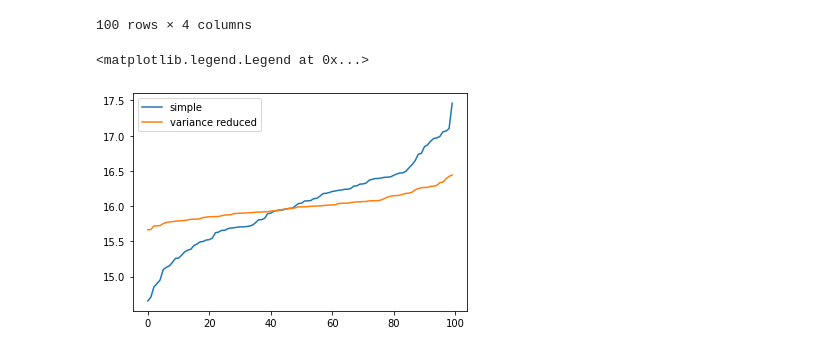
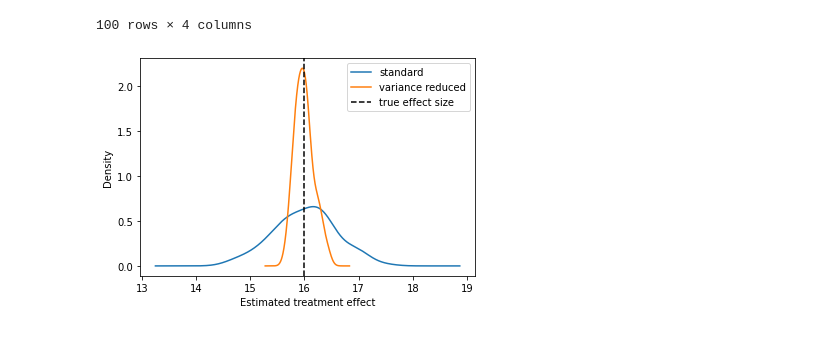
Before and after one commit to aaronmcdaid/aaronmcdaid.github.io, a Jupyter notebook: notebooks/AtheySurrogates/Reducing the variance of surrogate-index estimates.ipynb, the cells around one changed output. Drawn from its saved outputs; the diff is of its cells as text; code cells hidden in the pictures.

```diff
--- a/notebooks/AtheySurrogates/Reducing the variance of surrogate-index estimates.ipynb
+++ b/notebooks/AtheySurrogates/Reducing the variance of surrogate-index estimates.ipynb
@@ -250,11 +254,14 @@ results
 | 0 | 16 | 16.192711 | 0.278141 | 15.914570 |
 | 0 | 16 | 15.498107 | -0.504681 | 16.002788 |
 100 rows × 4 columns
-# %%
-plt.plot(sorted(results.simple), label='simple')
-plt.plot(sorted(results.variance_reduced), label='variance reduced')
-plt.legend()
-#plt.plot(sorted(results.mean_zero))
-# %% [output]
-<matplotlib.legend.Legend at 0x...>
-[figure, removed]
+# %%
+results.simple.plot(kind='density', label='standard')
+results.variance_reduced.plot(kind='density', label='variance reduced')
+
+# Identify the true effect size, so we can mark it
+true_effect, = set(results.true_effect)
+plt.axvline(x=true_effect, color='black', label = 'true effect size', ls='dashed')
+plt.xlabel('Estimated treatment effect')
+plt.legend();
+# %% [output]
+[figure, added]
```
Also changed, not shown: parts of 9 cells of this notebook.
